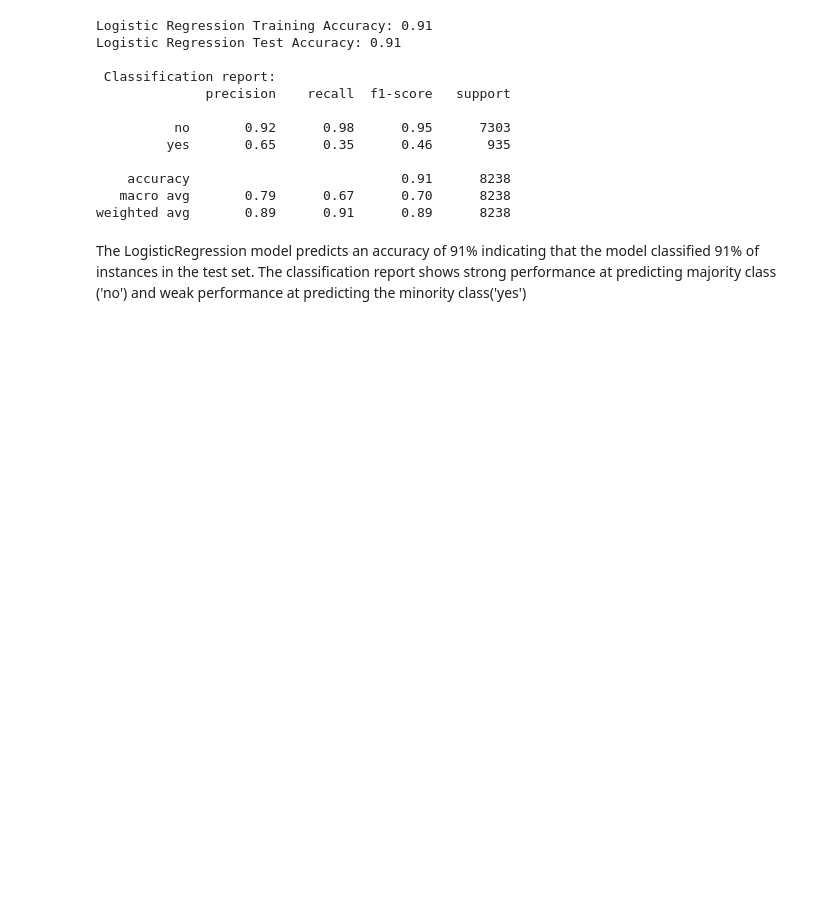
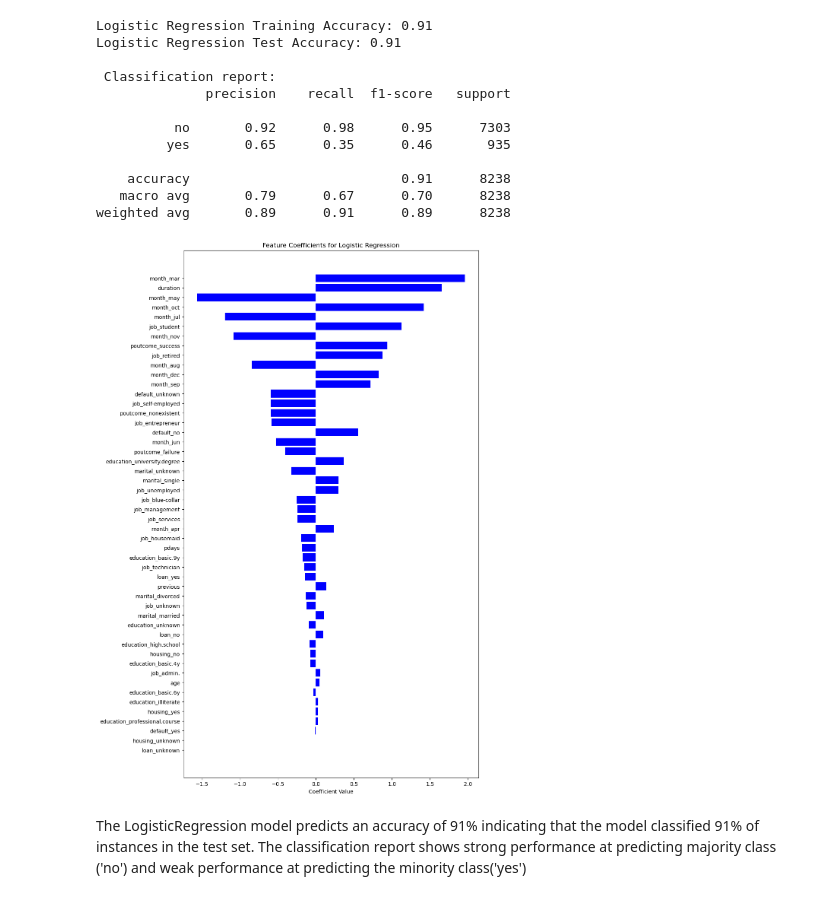
Before and after one commit to bprabhakaran2/Model-Comparison---Project, a Jupyter notebook: prompt_III_Bankmarketing_analysis.ipynb, the cells around one changed output. Saved outputs shown, nothing was run; the diff lists cells and outputs as text; code cells hidden in the pictures; blank space fills up the shorter version.

```diff
--- a/prompt_III_Bankmarketing_analysis.ipynb
+++ b/prompt_III_Bankmarketing_analysis.ipynb
@@ -446,6 +446,29 @@ Logistic Regression Test Accuracy: 0.91
     accuracy                           0.91      8238
    macro avg       0.79      0.67      0.70      8238
 weighted avg       0.89      0.91      0.89      8238
+# %%
+coefficients =lgr_model.coef_[0]  # Get coefficients
+feature_names = X_train_processed_df.columns
+
+# Create DataFrame for visualization
+coeff_df = pd.DataFrame({
+    'Feature': feature_names,
+    'Coefficient': coefficients
+})
+
+# Sort coefficients by absolute value
+coeff_df['Abs Coefficient'] = np.abs(coeff_df['Coefficient'])
+coeff_df = coeff_df.sort_values(by='Abs Coefficient', ascending=False)
+
+# Plot the coefficients
+plt.figure(figsize=(10, 18))
+plt.barh(coeff_df['Feature'], coeff_df['Coefficient'], color='blue')
+plt.xlabel('Coefficient Value')
+plt.title('Feature Coefficients for Logistic Regression')
+plt.gca().invert_yaxis()  # To show the most influential features at the top
+plt.show()
+# %% [output]
+[figure, added]
 # %% [markdown]
 The LogisticRegression model predicts an accuracy of 91% indicating that the model classified 91% of instances in the test set. The classification report shows strong performance at predicting majority class ('no') and weak performance at predicting the minority class('yes')
 # %% [markdown]
```
Also changed, not shown: parts of 6 cells of this notebook.
